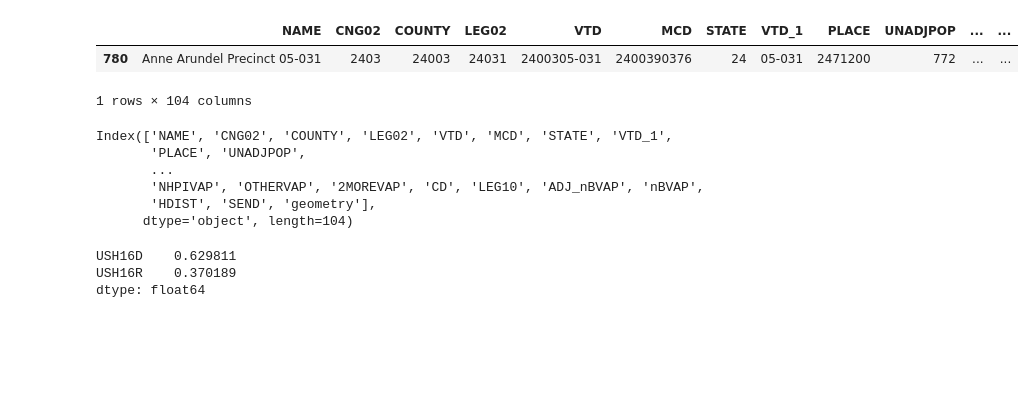
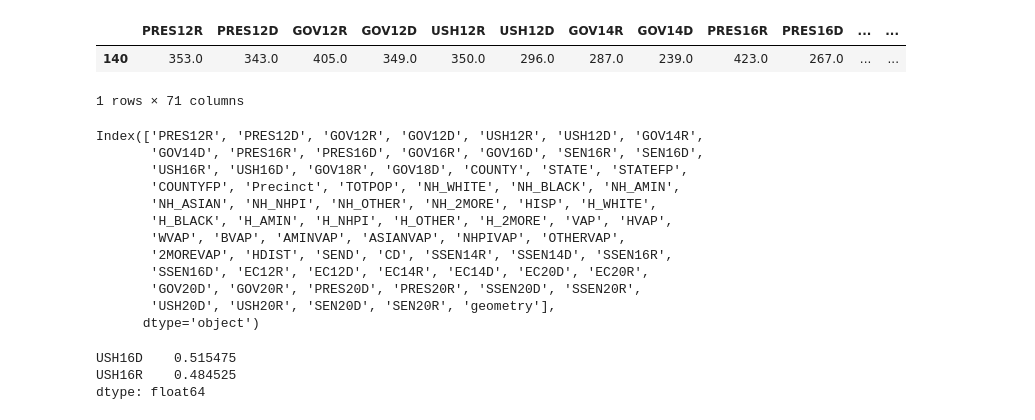
Before and after one commit to yagnesh7/clock-hand-redistricting, a Jupyter notebook: redistricting/redistrict_example.ipynb, the cells around one changed output. Drawn from its saved outputs; the diff is of its cells as text; code cells hidden in the pictures; blank space fills up the shorter version.

```diff
--- a/redistricting/redistrict_example.ipynb
+++ b/redistricting/redistrict_example.ipynb
@@ -36,37 +36,43 @@ def count_disjoints(geometry):
 # %%
 data_path = "../data/mggg-states/"
 output_dir = "../output/"
 run_name = "2018_abs_both_comp"
 
-state = "MD"
+state = "NH"
 DEGREE_LIMIT = 0
 # scorers
 # crs = "EPSG:6505"
 
 states = pd.read_csv("../states_2010.csv")
 row = states.loc[states['abbrev'] == state]
 row = [r for i,r in row.iterrows()][0]
 
 voting_precincts = gpd.read_file(os.path.join(data_path,row["abbrev"]))
 # voting_precincts = voting_precincts.to_crs(crs)
 n_districts = row["districts"]
 pop = row["population"]
 d_votes = "USH16D" #row["dem_votes"]
 r_votes = "USH16R" #row["rep_votes"]
 voting_precincts.sample(n=1)
 # %% [output]
-|  | NAME | CNG02 | COUNTY | LEG02 | VTD | MCD | STATE | VTD_1 | PLACE | UNADJPOP | ... | ... |
-| 780 | Anne Arundel Precinct 05-031 | 2403 | 24003 | 24031 | 2400305-031 | 2400390376 | 24 | 05-031 | 2471200 | 772 | ... | ... |
+|  | PRES12R | PRES12D | GOV12R | GOV12D | USH12R | USH12D | GOV14R | GOV14D | PRES16R | PRES16D | ... | ... |
+| 140 | 353.0 | 343.0 | 405.0 | 349.0 | 350.0 | 296.0 | 287.0 | 239.0 | 423.0 | 267.0 | ... | ... |
-1 rows × 104 columns
+1 rows × 71 columns
 # %%
 voting_precincts.columns
 # %% [output]
-Index(['NAME', 'CNG02', 'COUNTY', 'LEG02', 'VTD', 'MCD', 'STATE', 'VTD_1',
-       'PLACE', 'UNADJPOP',
-       ...
-       'NHPIVAP', 'OTHERVAP', '2MOREVAP', 'CD', 'LEG10', 'ADJ_nBVAP', 'nBVAP',
-       'HDIST', 'SEND', 'geometry'],
-      dtype='object', length=104)
+Index(['PRES12R', 'PRES12D', 'GOV12R', 'GOV12D', 'USH12R', 'USH12D', 'GOV14R',
+       'GOV14D', 'PRES16R', 'PRES16D', 'GOV16R', 'GOV16D', 'SEN16R', 'SEN16D',
+       'USH16R', 'USH16D', 'GOV18R', 'GOV18D', 'COUNTY', 'STATE', 'STATEFP',
+       'COUNTYFP', 'Precinct', 'TOTPOP', 'NH_WHITE', 'NH_BLACK', 'NH_AMIN',
+       'NH_ASIAN', 'NH_NHPI', 'NH_OTHER', 'NH_2MORE', 'HISP', 'H_WHITE',
+       'H_BLACK', 'H_AMIN', 'H_NHPI', 'H_OTHER', 'H_2MORE', 'VAP', 'HVAP',
+       'WVAP', 'BVAP', 'AMINVAP', 'ASIANVAP', 'NHPIVAP', 'OTHERVAP',
+       '2MOREVAP', 'HDIST', 'SEND', 'CD', 'SSEN14R', 'SSEN14D', 'SSEN16R',
+       'SSEN16D', 'EC12R', 'EC12D', 'EC14R', 'EC14D', 'EC20D', 'EC20R',
+       'GOV20D', 'GOV20R', 'PRES20D', 'PRES20R', 'SSEN20D', 'SSEN20R',
+       'USH20D', 'USH20R', 'SEN20D', 'SEN20R', 'geometry'],
+      dtype='object')
 # %%
 voting_precincts['REPRESENTATIVE_POINT'] =  voting_precincts.centroid # voting_precincts.representative_point() https://gis.stackexchange.com/a/414263
 voting_precincts['RP_LON'] = voting_precincts['REPRESENTATIVE_POINT'].apply(lambda p: p.x)
@@ -75,8 +81,8 @@ voting_precincts['RP_LAT'] = voting_precincts['REPRESENTATIVE_POINT'].apply(lamb
 orig_voting = voting_precincts[[d_votes, r_votes]].sum()/(voting_precincts[[d_votes, r_votes]].sum().sum())
 orig_voting
 # %% [output]
-USH16D    0.629811
-USH16R    0.370189
+USH16D    0.515475
+USH16R    0.484525
 dtype: float64
 # %%
 holder = []
```
Also changed, not shown: parts of 6 cells of this notebook.
